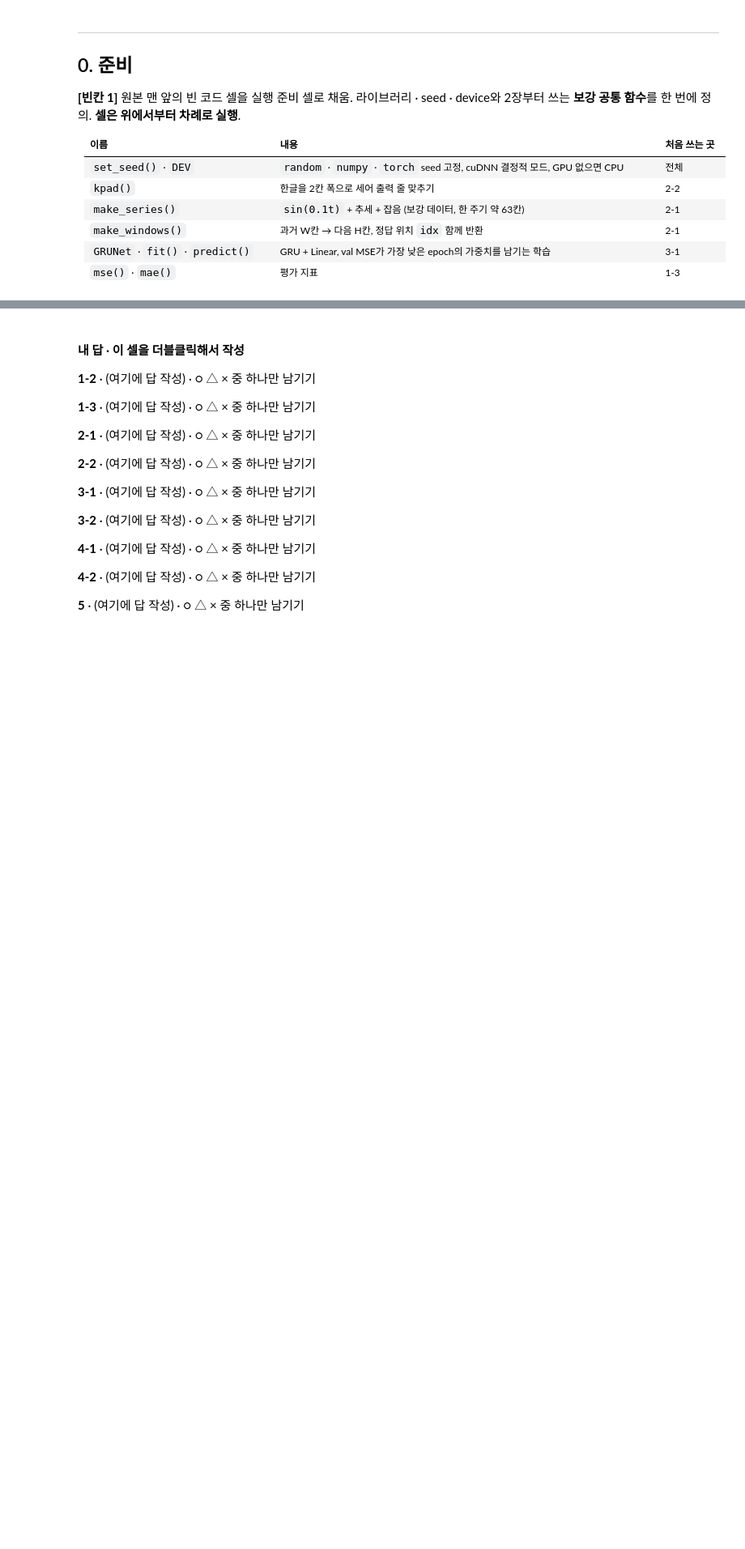
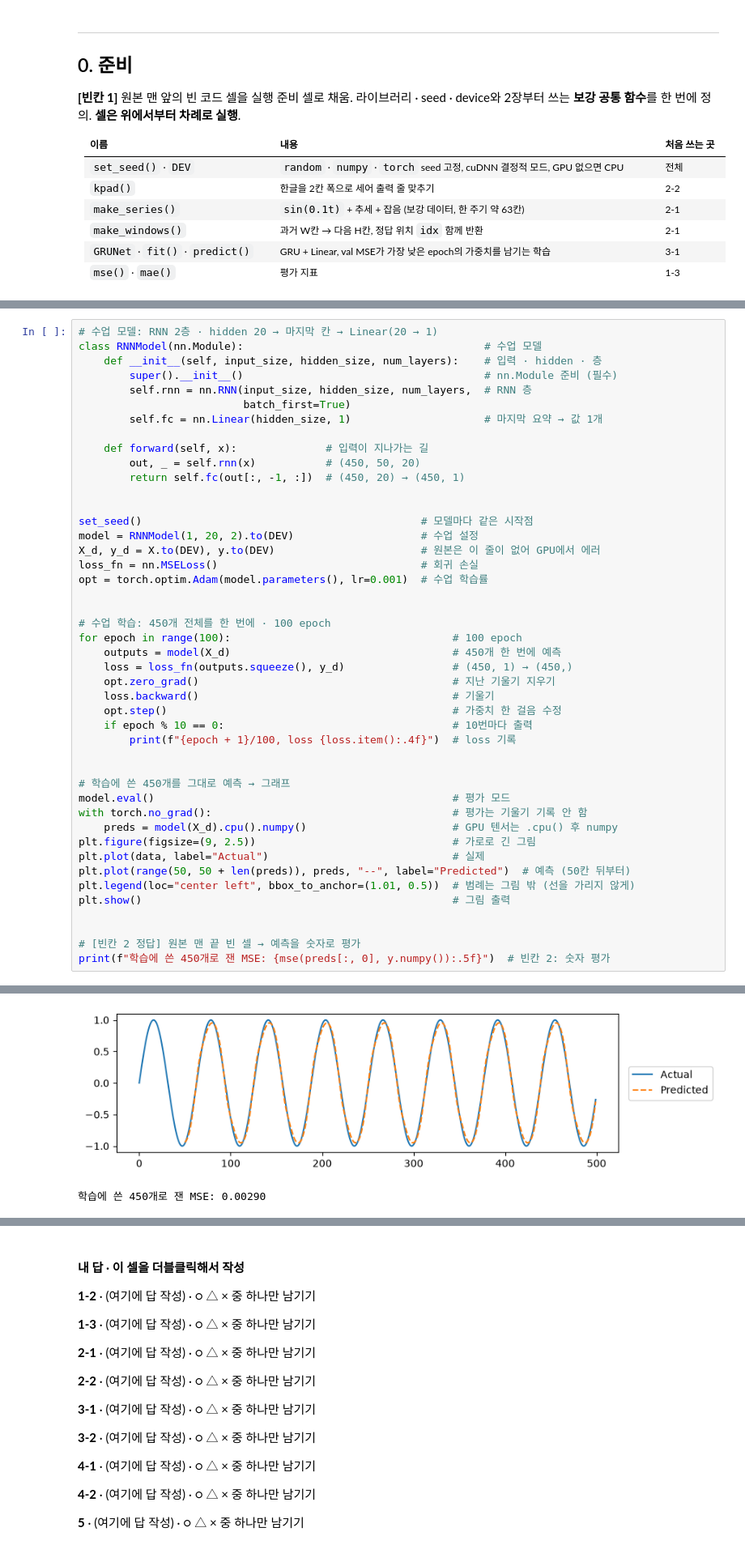
Before and after one commit to lee-da-gyo/ml-dl-study, a Jupyter notebook: 기초 문법 정리/08_RNN/RNN-2_시계열예측(완성본).ipynb, the cells around one changed output, grey strips where cells are left out. Shown at 81% size. Drawn from its saved outputs; the diff is of its cells as text; blank space fills up the shorter version.

```diff
--- a/기초 문법 정리/08_RNN/RNN-2_시계열예측(완성본).ipynb
+++ b/기초 문법 정리/08_RNN/RNN-2_시계열예측(완성본).ipynb
@@ -1849,0 +521,46 @@ plt.show()
+# %%
+# 수업 모델: RNN 2층 · hidden 20 → 마지막 칸 → Linear(20 → 1)
+class RNNModel(nn.Module):                                      # 수업 모델
+    def __init__(self, input_size, hidden_size, num_layers):    # 입력 · hidden · 층
+        super().__init__()                                      # nn.Module 준비 (필수)
+        self.rnn = nn.RNN(input_size, hidden_size, num_layers,  # RNN 층
+                          batch_first=True)
+        self.fc = nn.Linear(hidden_size, 1)                     # 마지막 요약 → 값 1개
+
+    def forward(self, x):              # 입력이 지나가는 길
+        out, _ = self.rnn(x)           # (450, 50, 20)
+        return self.fc(out[:, -1, :])  # (450, 20) → (450, 1)
+
+
+set_seed()                                            # 모델마다 같은 시작점
+model = RNNModel(1, 20, 2).to(DEV)                    # 수업 설정
+X_d, y_d = X.to(DEV), y.to(DEV)                       # 원본은 이 줄이 없어 GPU에서 에러
+loss_fn = nn.MSELoss()                                # 회귀 손실
+opt = torch.optim.Adam(model.parameters(), lr=0.001)  # 수업 학습률
+
+
+# 수업 학습: 450개 전체를 한 번에 · 100 epoch
+for epoch in range(100):                                   # 100 epoch
+    outputs = model(X_d)                                   # 450개 한 번에 예측
+    loss = loss_fn(outputs.squeeze(), y_d)                 # (450, 1) → (450,)
+    opt.zero_grad()                                        # 지난 기울기 지우기
+    loss.backward()                                        # 기울기
+    opt.step()                                             # 가중치 한 걸음 수정
+    if epoch % 10 == 0:                                    # 10번마다 출력
+        print(f"{epoch + 1}/100, loss {loss.item():.4f}")  # loss 기록
+
+
+# 학습에 쓴 450개를 그대로 예측 → 그래프
+model.eval()                                               # 평가 모드
+with torch.no_grad():                                      # 평가는 기울기 기록 안 함
+    preds = model(X_d).cpu().numpy()                       # GPU 텐서는 .cpu() 후 numpy
+plt.figure(figsize=(9, 2.5))                               # 가로로 긴 그림
+plt.plot(data, label="Actual")                             # 실제
+plt.plot(range(50, 50 + len(preds)), preds, "--", label="Predicted")  # 예측 (50칸 뒤부터)
+plt.legend(loc="center left", bbox_to_anchor=(1.01, 0.5))  # 범례는 그림 밖 (선을 가리지 않게)
+plt.show()                                                 # 그림 출력
+
+
+# [빈칸 2 정답] 원본 맨 끝 빈 셀 → 예측을 숫자로 평가
+print(f"학습에 쓴 450개로 잰 MSE: {mse(preds[:, 0], y.numpy()):.5f}")  # 빈칸 2: 숫자 평가
+# %% [output]
@@ -1849,0 +577,2 @@ plt.show()
+[figure, added]
+학습에 쓴 450개로 잰 MSE: 0.00290
```
Also changed, not shown: parts of 115 cells of this notebook, 7 other files.
